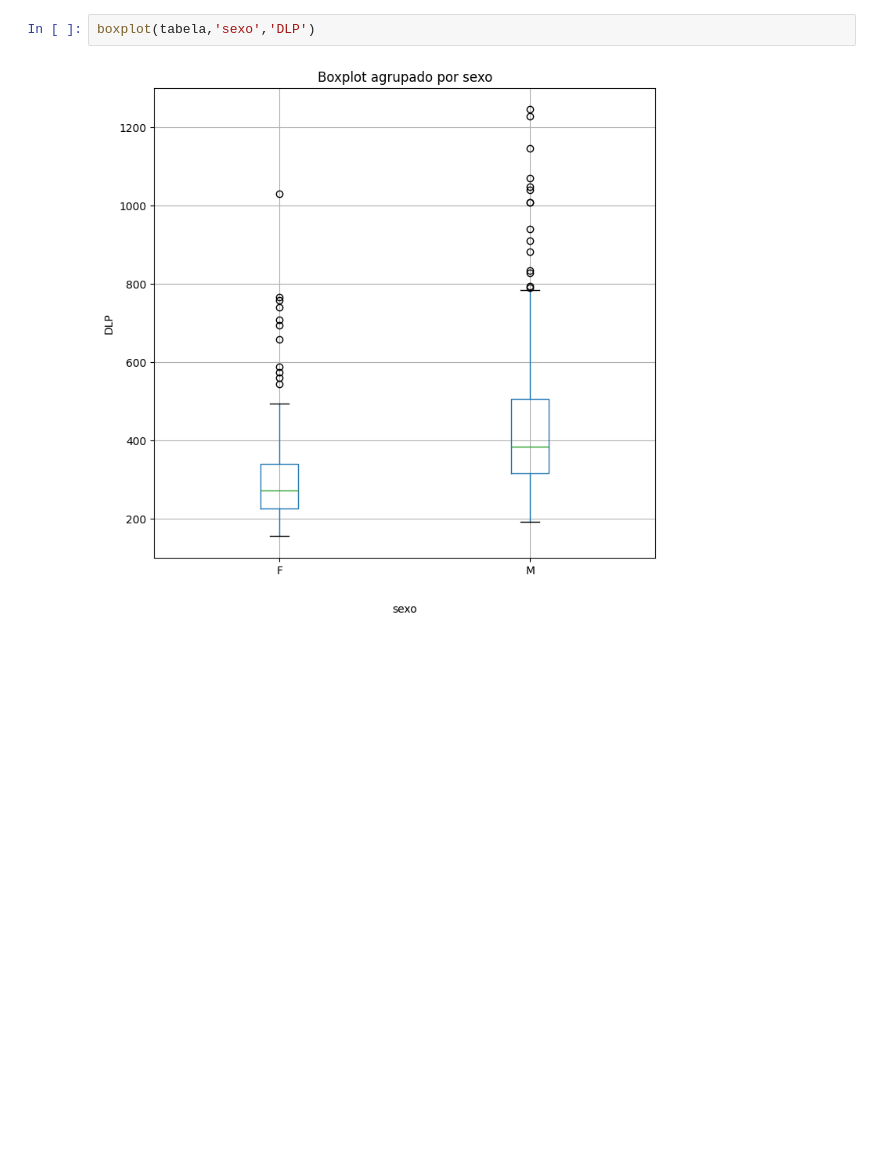
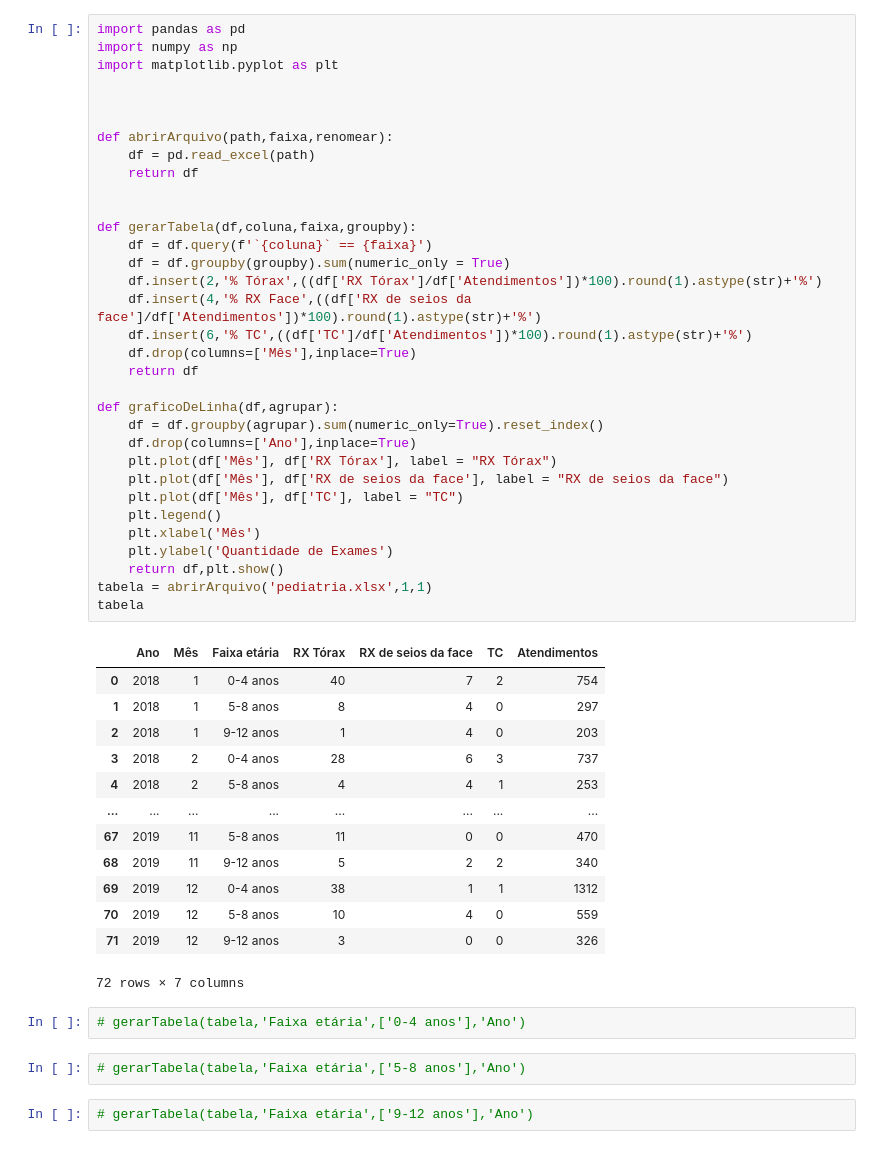
Before and after one commit to Gustavo-DMS/Ports, a Jupyter notebook: Port5m9/port4M9.ipynb, the cells around one changed output. Drawn from its saved outputs; the diff is of its cells as text; blank space fills up the shorter version.

```diff
--- a/Port5m9/port4M9.ipynb
+++ b/Port5m9/port4M9.ipynb
@@ -66,4 +1,53 @@ boxplot(tabela,'situação nutricional','DLP')
-# %%
-boxplot(tabela,'sexo','DLP')
-# %% [output]
-[figure, removed]
+# %%
+import pandas as pd
+import numpy as np
+import matplotlib.pyplot as plt
+
+
+
+def abrirArquivo(path,faixa,renomear):
+    df = pd.read_excel(path)
+    return df
+
+
+def gerarTabela(df,coluna,faixa,groupby):
+    df = df.query(f'`{coluna}` == {faixa}')
+    df = df.groupby(groupby).sum(numeric_only = True)
+    df.insert(2,'% Tórax',((df['RX Tórax']/df['Atendimentos'])*100).round(1).astype(str)+'%')
+    df.insert(4,'% RX Face',((df['RX de seios da face']/df['Atendimentos'])*100).round(1).astype(str)+'%')
+    df.insert(6,'% TC',((df['TC']/df['Atendimentos'])*100).round(1).astype(str)+'%')
+    df.drop(columns=['Mês'],inplace=True)
+    return df
+
+def graficoDeLinha(df,agrupar):
+    df = df.groupby(agrupar).sum(numeric_only=True).reset_index()
+    df.drop(columns=['Ano'],inplace=True)
+    plt.plot(df['Mês'], df['RX Tórax'], label = "RX Tórax")
+    plt.plot(df['Mês'], df['RX de seios da face'], label = "RX de seios da face")
+    plt.plot(df['Mês'], df['TC'], label = "TC")
+    plt.legend()
+    plt.xlabel('Mês')
+    plt.ylabel('Quantidade de Exames')
+    return df,plt.show()
+tabela = abrirArquivo('pediatria.xlsx',1,1)
+tabela
+# %% [output]
+|  | Ano | Mês | Faixa etária | RX Tórax | RX de seios da face | TC | Atendimentos |
+| 0 | 2018 | 1 | 0-4 anos | 40 | 7 | 2 | 754 |
+| 1 | 2018 | 1 | 5-8 anos | 8 | 4 | 0 | 297 |
+| 2 | 2018 | 1 | 9-12 anos | 1 | 4 | 0 | 203 |
+| 3 | 2018 | 2 | 0-4 anos | 28 | 6 | 3 | 737 |
+| 4 | 2018 | 2 | 5-8 anos | 4 | 4 | 1 | 253 |
+| ... | ... | ... | ... | ... | ... | ... | ... |
+| 67 | 2019 | 11 | 5-8 anos | 11 | 0 | 0 | 470 |
+| 68 | 2019 | 11 | 9-12 anos | 5 | 2 | 2 | 340 |
+| 69 | 2019 | 12 | 0-4 anos | 38 | 1 | 1 | 1312 |
+| 70 | 2019 | 12 | 5-8 anos | 10 | 4 | 0 | 559 |
+| 71 | 2019 | 12 | 9-12 anos | 3 | 0 | 0 | 326 |
+72 rows × 7 columns
+# %%
+# gerarTabela(tabela,'Faixa etária',['0-4 anos'],'Ano')
+# %%
+# gerarTabela(tabela,'Faixa etária',['5-8 anos'],'Ano')
+# %%
+# gerarTabela(tabela,'Faixa etária',['9-12 anos'],'Ano')
```
Also changed, not shown: parts of 6 cells of this notebook, 2 other files.
